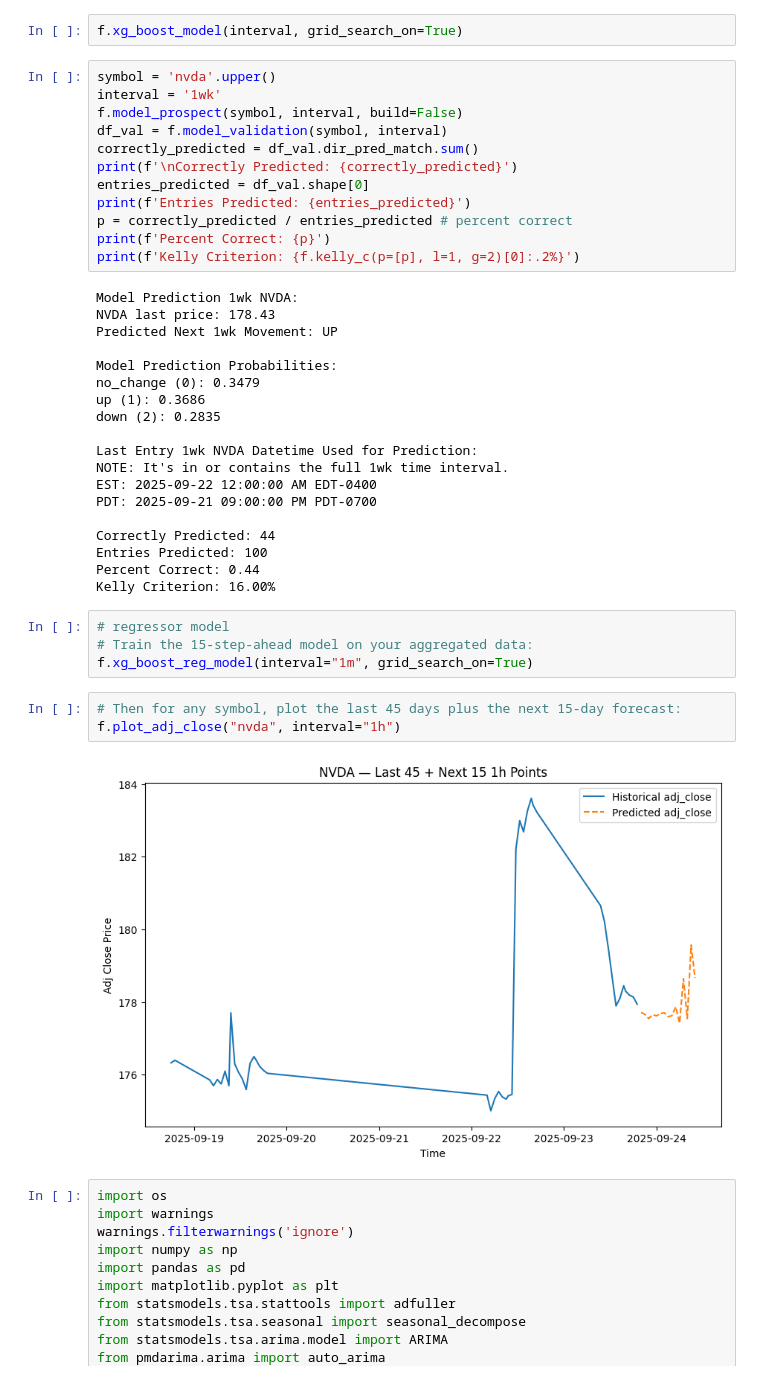
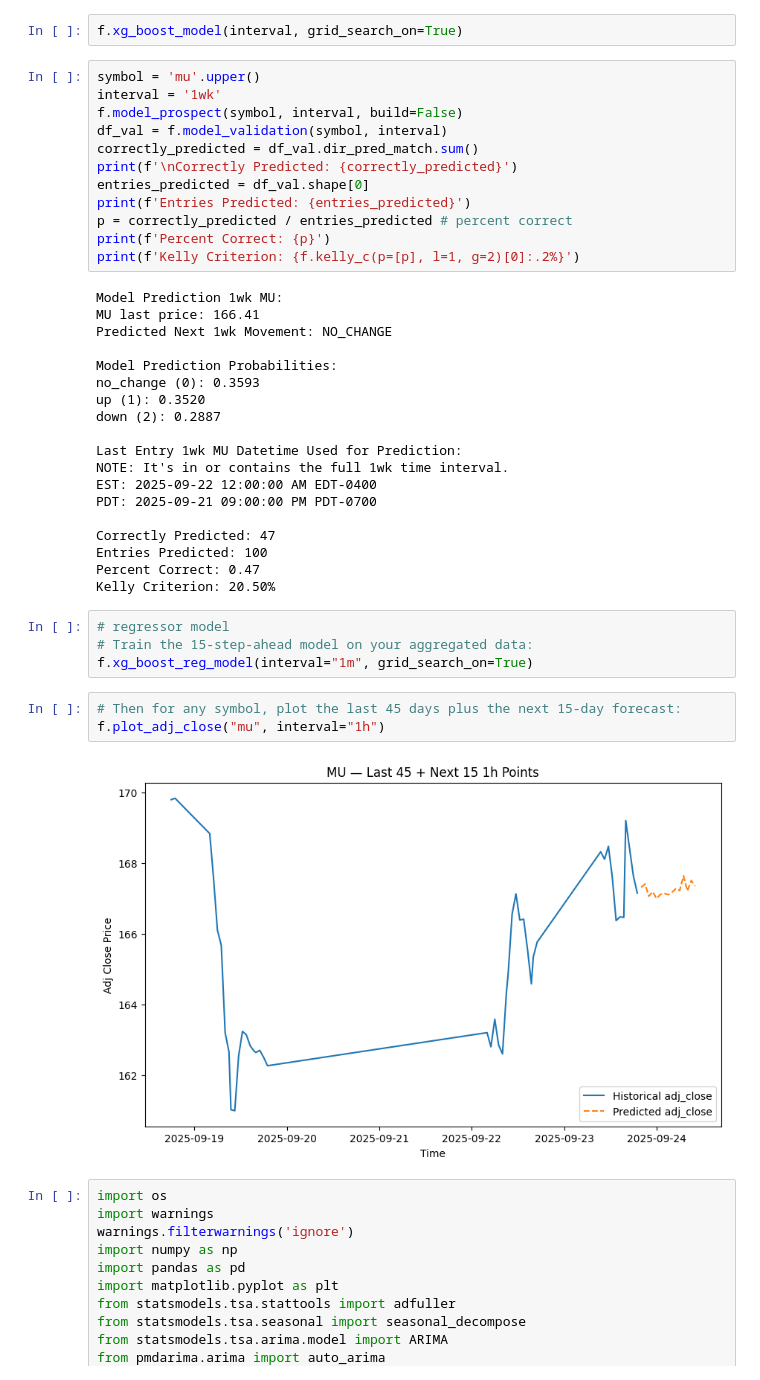
Before and after one commit to yuchild/stock_production_agg, a Jupyter notebook: validations.ipynb, the cells around one changed output. Saved outputs shown, nothing was run; the diff lists cells and outputs as text.

```diff
--- a/validations.ipynb
+++ b/validations.ipynb
@@ -32,7 +32,7 @@ f.make_master_table(stock_set, interval)
 # %%
 f.xg_boost_model(interval, grid_search_on=True)
 # %%
-symbol = 'nvda'.upper()
+symbol = 'mu'.upper()
 interval = '1wk'
 f.model_prospect(symbol, interval, build=False)
 df_val = f.model_validation(symbol, interval)
@@ -44,33 +44,33 @@ p = correctly_predicted / entries_predicted # percent correct
 print(f'Percent Correct: {p}')
 print(f'Kelly Criterion: {f.kelly_c(p=[p], l=1, g=2)[0]:.2%}')
 # %% [output]
-Model Prediction 1wk NVDA:
-NVDA last price: 178.43
-Predicted Next 1wk Movement: UP
+Model Prediction 1wk MU:
+MU last price: 166.41
+Predicted Next 1wk Movement: NO_CHANGE
 
 Model Prediction Probabilities:
-no_change (0): 0.3479
-up (1): 0.3686
-down (2): 0.2835
+no_change (0): 0.3593
+up (1): 0.3520
+down (2): 0.2887
 
-Last Entry 1wk NVDA Datetime Used for Prediction:
+Last Entry 1wk MU Datetime Used for Prediction:
 NOTE: It's in or contains the full 1wk time interval.
 EST: 2025-09-22 12:00:00 AM EDT-0400
 PDT: 2025-09-21 09:00:00 PM PDT-0700
 
-Correctly Predicted: 44
+Correctly Predicted: 47
 Entries Predicted: 100
-Percent Correct: 0.44
-Kelly Criterion: 16.00%
+Percent Correct: 0.47
+Kelly Criterion: 20.50%
 # %%
 # regressor model
 # Train the 15-step-ahead model on your aggregated data:
 f.xg_boost_reg_model(interval="1m", grid_search_on=True)
 # %%
 # Then for any symbol, plot the last 45 days plus the next 15-day forecast:
-f.plot_adj_close("nvda", interval="1h")
+f.plot_adj_close("mu", interval="1h")
 # %% [output]
-[figure, old version]
+[figure, new version]
 # %%
 import os
 import warnings
```
Also changed, not shown: 2 other files.
